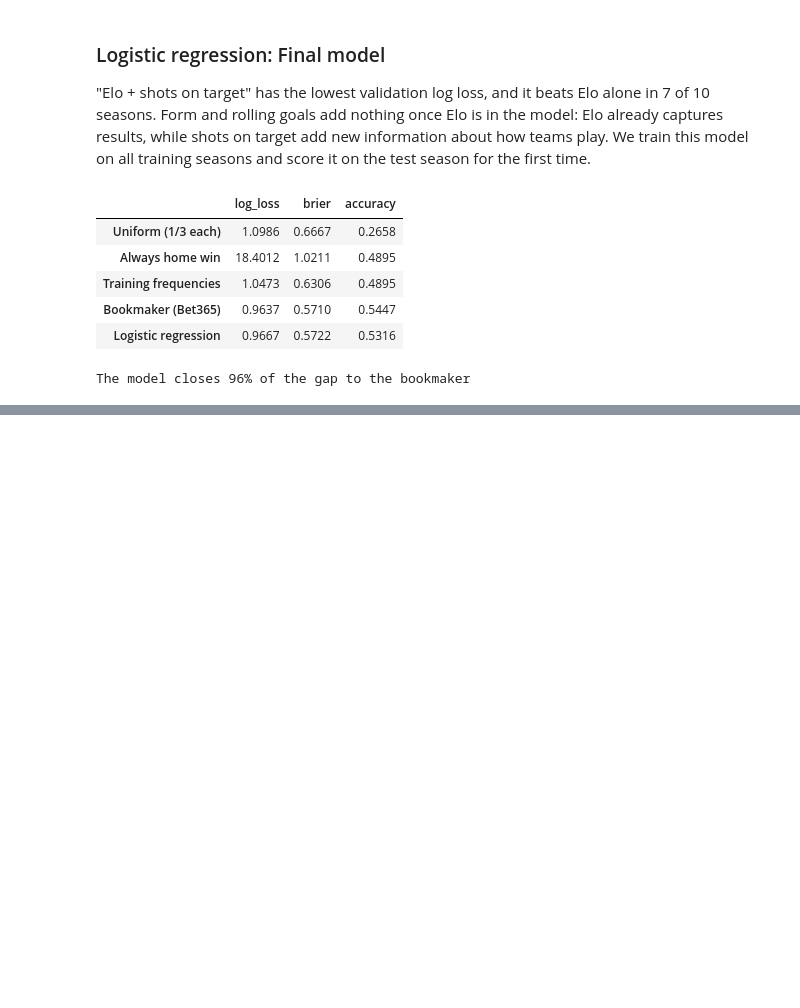
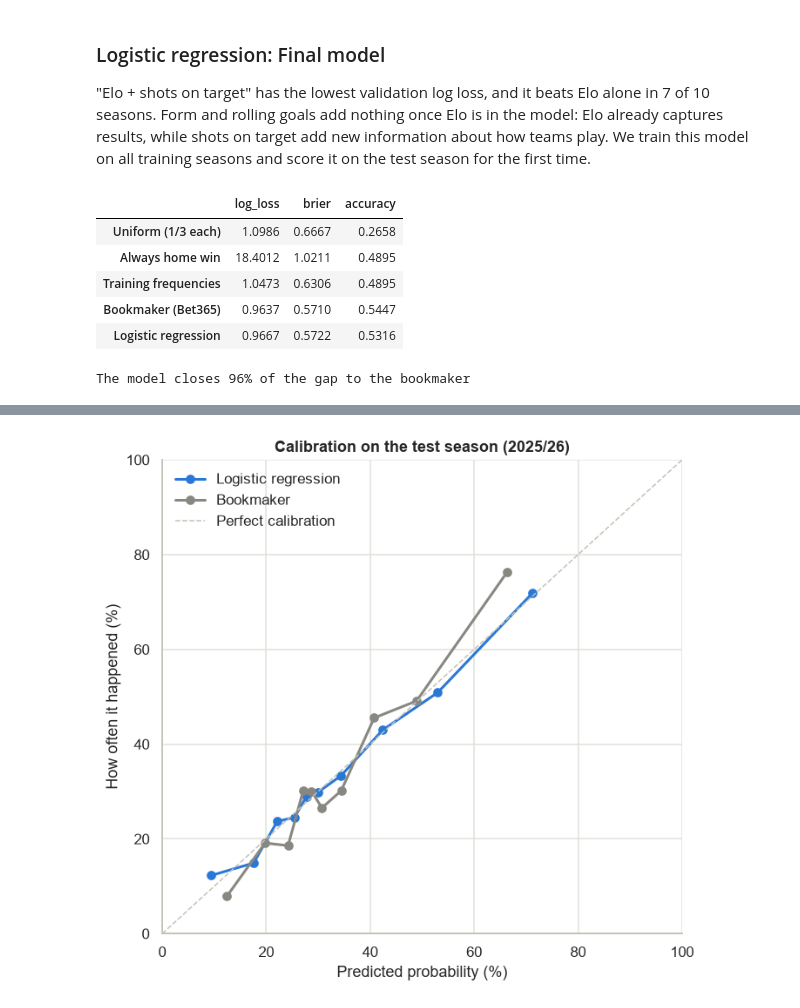
Before and after one commit to idoberk/laliga-match-prediction, a Jupyter notebook: notebooks/laliga_match_prediction.ipynb, the cells around one changed output, grey strips where cells are left out. Drawn from its saved outputs; the diff is of its cells as text; code cells hidden in the pictures; blank space fills up the shorter version.

Commit message:
Add outcome model evaluation: coefficients, draws, calibration

```diff
--- a/notebooks/laliga_match_prediction.ipynb
+++ b/notebooks/laliga_match_prediction.ipynb
@@ -1631,0 +1733,52 @@ The model closes 96% of the gap to the bookmaker
+# %%
+# One 0 / 1 column per result: Did this result happen? Same column order as the probabilities, so .ravel() lines up each prediction with its outcome
+happened = pd.get_dummies(test_matches["FTResult"])[RESULT_ORDER]
+
+fig, ax = plt.subplots(figsize=(6.5, 6))
+
+for name, probabilities, color in [
+    ("Logistic regression", logistic_test, RESULT_COLORS["H"]),
+    ("Bookmaker", bookmaker_test, OTHER_TEAMS_COLOR),
+]:
+    actual_share, predicted_average = calibration_curve(
+        happened.to_numpy().ravel(),
+        probabilities[RESULT_ORDER].to_numpy().ravel(),
+        n_bins=10,
+        strategy="quantile",
+    )
+
+    # strategy="quantile" makes groups with the same number of predictions.
+
+    ax.plot(
+        predicted_average * 100,
+        actual_share * 100,
+        color=color,
+        linewidth=2,
+        marker="o",
+        label=name,
+    )
+
+ax.plot(
+    [0, 100],
+    [0, 100],
+    color="#c3c2b7",
+    linestyle="--",
+    linewidth=1,
+    label="Perfect calibration",
+)
+
+ax.set(
+    title="Calibration on the test season (2025/26)",
+    xlabel="Predicted probability (%)",
+    ylabel="How often it happened (%)",
+    xlim=(0, 100),
+    ylim=(0, 100),
+)
+
+ax.legend(loc="upper left", frameon=False)
+
+fig.tight_layout()
+fig.savefig(FIGURES_DIR / "calibration_test_season.png")
+plt.show()
+# %% [output]
+[figure, added]
```
Also changed, not shown: parts of 14 cells of this notebook, 1 other file.
